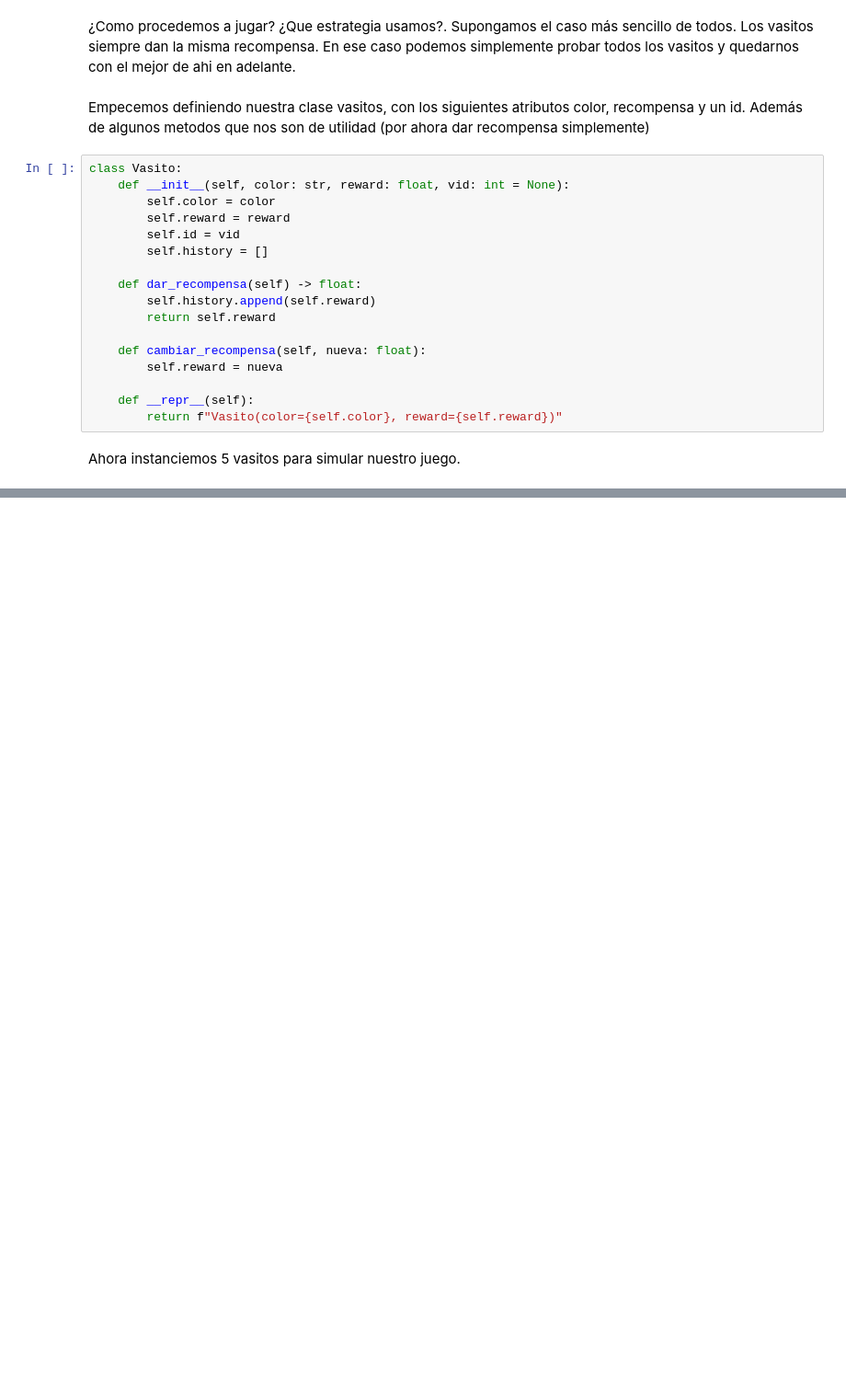
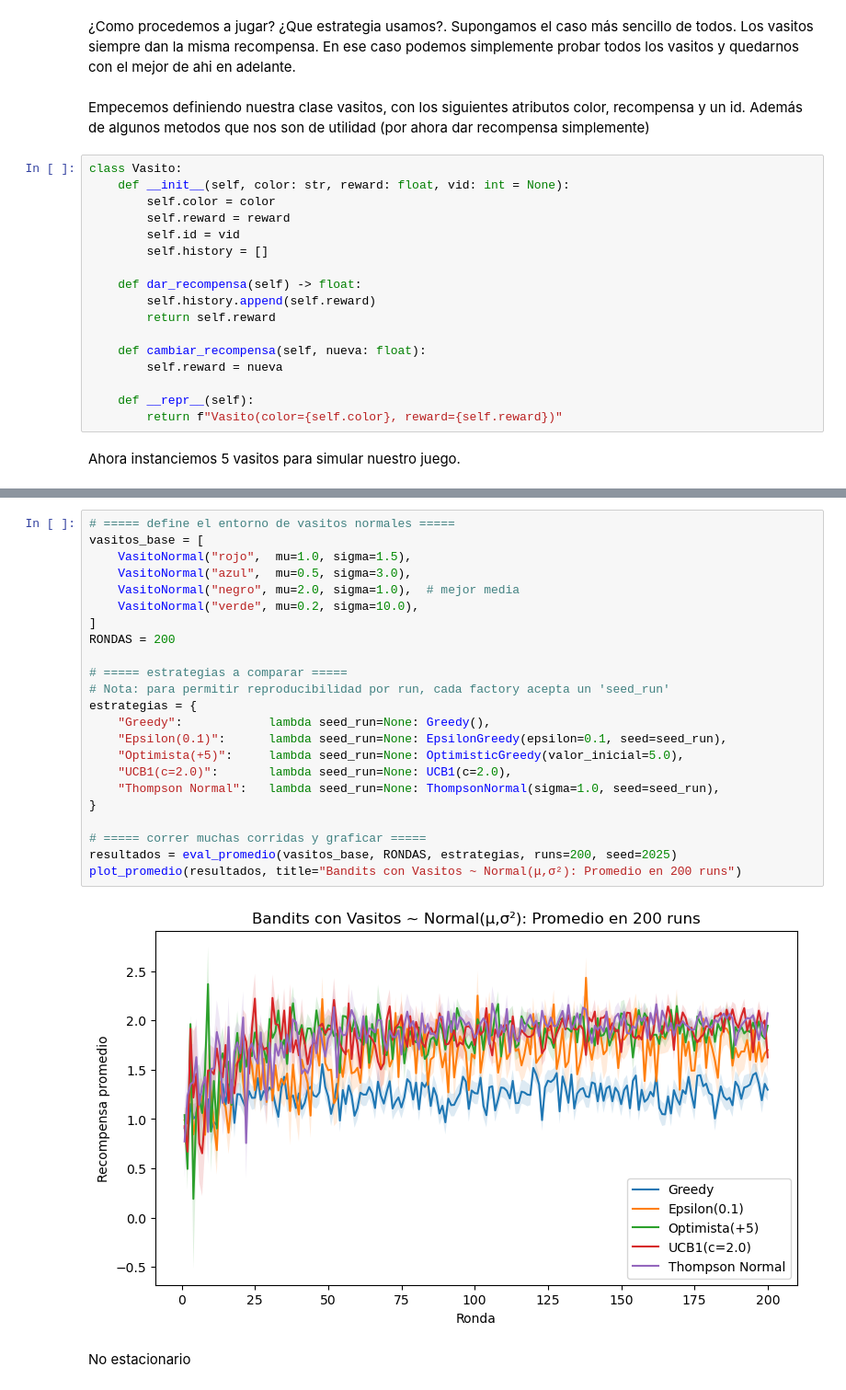
Before and after one commit to agarcia1607/TDG, a Jupyter notebook: Untitled-1.ipynb, the cells around one changed output, grey strips where cells are left out. Shown at 92% size. Saved outputs shown, nothing was run; the diff lists cells and outputs as text; blank space fills up the shorter version.

```diff
--- a/Untitled-1.ipynb
+++ b/Untitled-1.ipynb
@@ -43,0 +490,27 @@ vasito_negro=Vasito("negro",5,4)
+# %%
+# ===== define el entorno de vasitos normales =====
+vasitos_base = [
+    VasitoNormal("rojo",  mu=1.0, sigma=1.5),
+    VasitoNormal("azul",  mu=0.5, sigma=3.0),
+    VasitoNormal("negro", mu=2.0, sigma=1.0),  # mejor media
+    VasitoNormal("verde", mu=0.2, sigma=10.0),
+]
+RONDAS = 200
+
+# ===== estrategias a comparar =====
+# Nota: para permitir reproducibilidad por run, cada factory acepta un 'seed_run'
+estrategias = {
+    "Greedy":            lambda seed_run=None: Greedy(),
+    "Epsilon(0.1)":      lambda seed_run=None: EpsilonGreedy(epsilon=0.1, seed=seed_run),
+    "Optimista(+5)":     lambda seed_run=None: OptimisticGreedy(valor_inicial=5.0),
+    "UCB1(c=2.0)":       lambda seed_run=None: UCB1(c=2.0),
+    "Thompson Normal":   lambda seed_run=None: ThompsonNormal(sigma=1.0, seed=seed_run),
+}
+
+# ===== correr muchas corridas y graficar =====
+resultados = eval_promedio(vasitos_base, RONDAS, estrategias, runs=200, seed=2025)
+plot_promedio(resultados, title="Bandits con Vasitos ~ Normal(μ,σ²): Promedio en 200 runs")
+# %% [output]
+[figure, added]
+# %% [markdown]
+No estacionario
```
Also changed, not shown: parts of 22 cells of this notebook.
